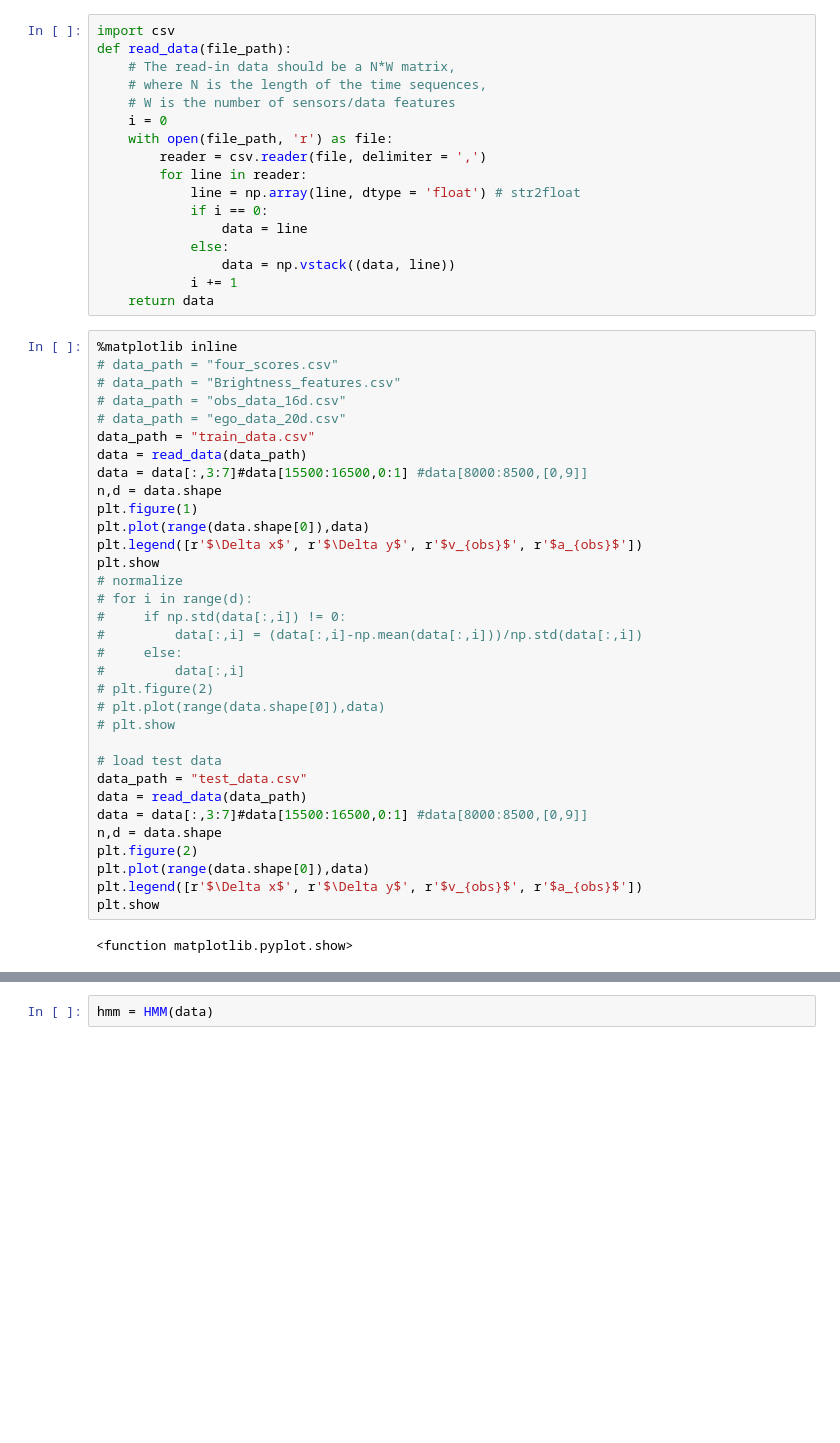
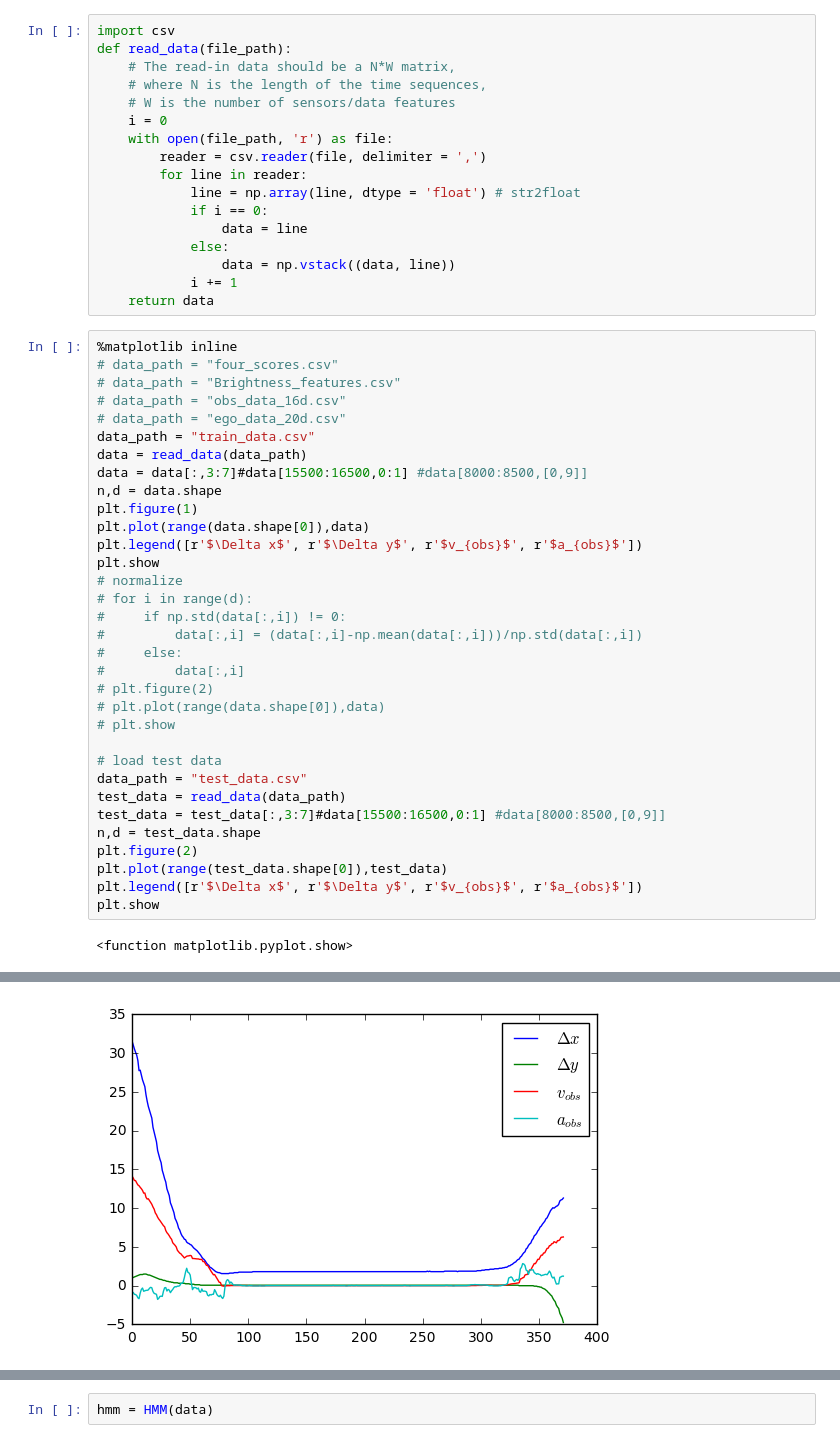
Before and after one commit to MoonBlvd/Sticky-HDP-HMM, a Jupyter notebook: hmm.ipynb, the cells around one changed output, grey strips where cells are left out. Cells and saved outputs as stored; diff of their text form; blank space fills up the shorter version.

```diff
--- a/hmm.ipynb
+++ b/hmm.ipynb
@@ -27,37 +28,38 @@ def read_data(file_path):
 # data_path = "four_scores.csv"
 # data_path = "Brightness_features.csv"
 # data_path = "obs_data_16d.csv"
 # data_path = "ego_data_20d.csv"
 data_path = "train_data.csv"
 data = read_data(data_path)
 data = data[:,3:7]#data[15500:16500,0:1] #data[8000:8500,[0,9]]
 n,d = data.shape
 plt.figure(1)
 plt.plot(range(data.shape[0]),data)
 plt.legend([r'$\Delta x$', r'$\Delta y$', r'$v_{obs}$', r'$a_{obs}$'])
 plt.show
 # normalize
 # for i in range(d):
 #     if np.std(data[:,i]) != 0:
 #         data[:,i] = (data[:,i]-np.mean(data[:,i]))/np.std(data[:,i])
 #     else:
 #         data[:,i]
 # plt.figure(2)
 # plt.plot(range(data.shape[0]),data)
 # plt.show
 
 # load test data
 data_path = "test_data.csv"
-data = read_data(data_path)
-data = data[:,3:7]#data[15500:16500,0:1] #data[8000:8500,[0,9]]
-n,d = data.shape
+test_data = read_data(data_path)
+test_data = test_data[:,3:7]#data[15500:16500,0:1] #data[8000:8500,[0,9]]
+n,d = test_data.shape
 plt.figure(2)
-plt.plot(range(data.shape[0]),data)
+plt.plot(range(test_data.shape[0]),test_data)
 plt.legend([r'$\Delta x$', r'$\Delta y$', r'$v_{obs}$', r'$a_{obs}$'])
 plt.show
 # %% [output]
 <function matplotlib.pyplot.show>
 [figure]
+[figure, added]
 # %%
 class HMM():
     def __init__(self,data,K=10,model='Gaussian',kmeans_init=False):
```
Also changed, not shown: parts of 8 cells of this notebook, 2 other files.
